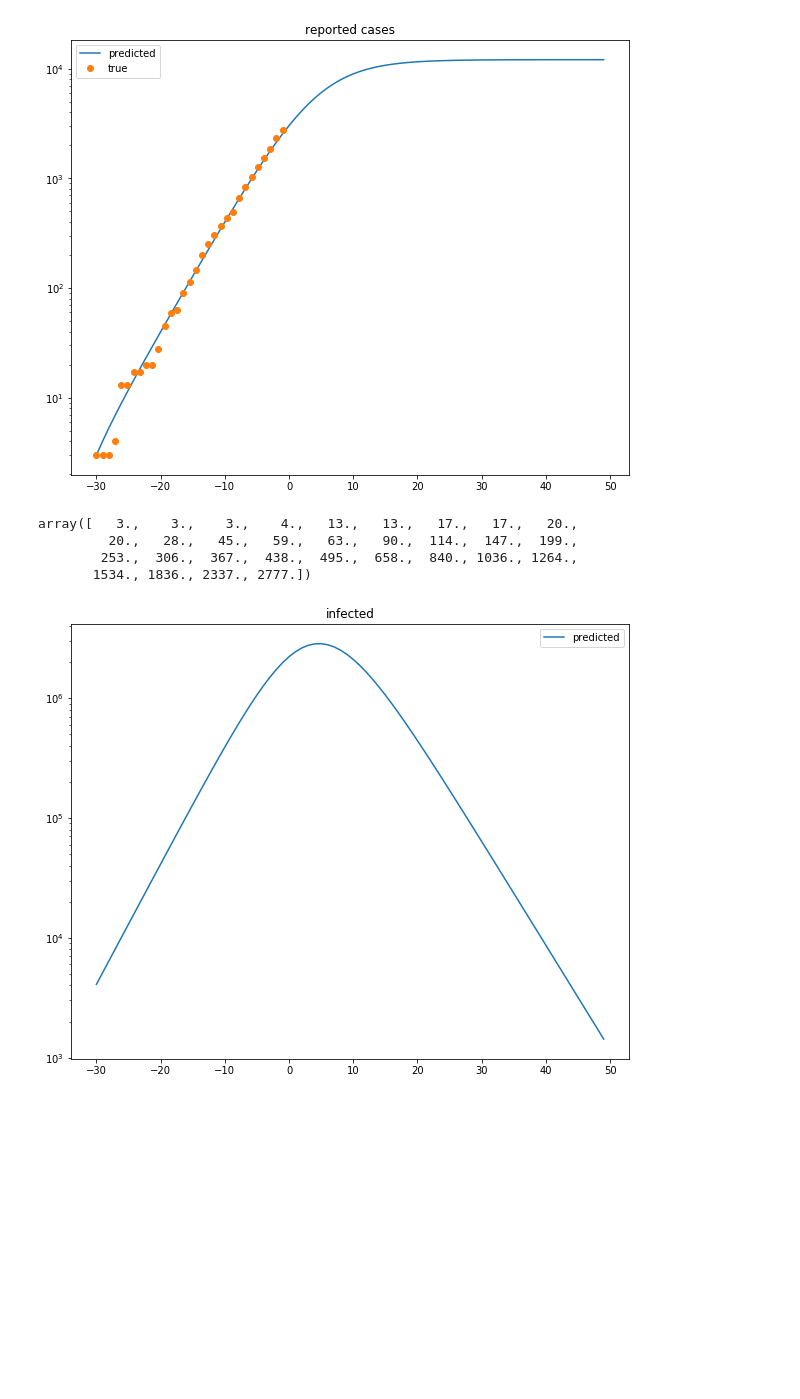
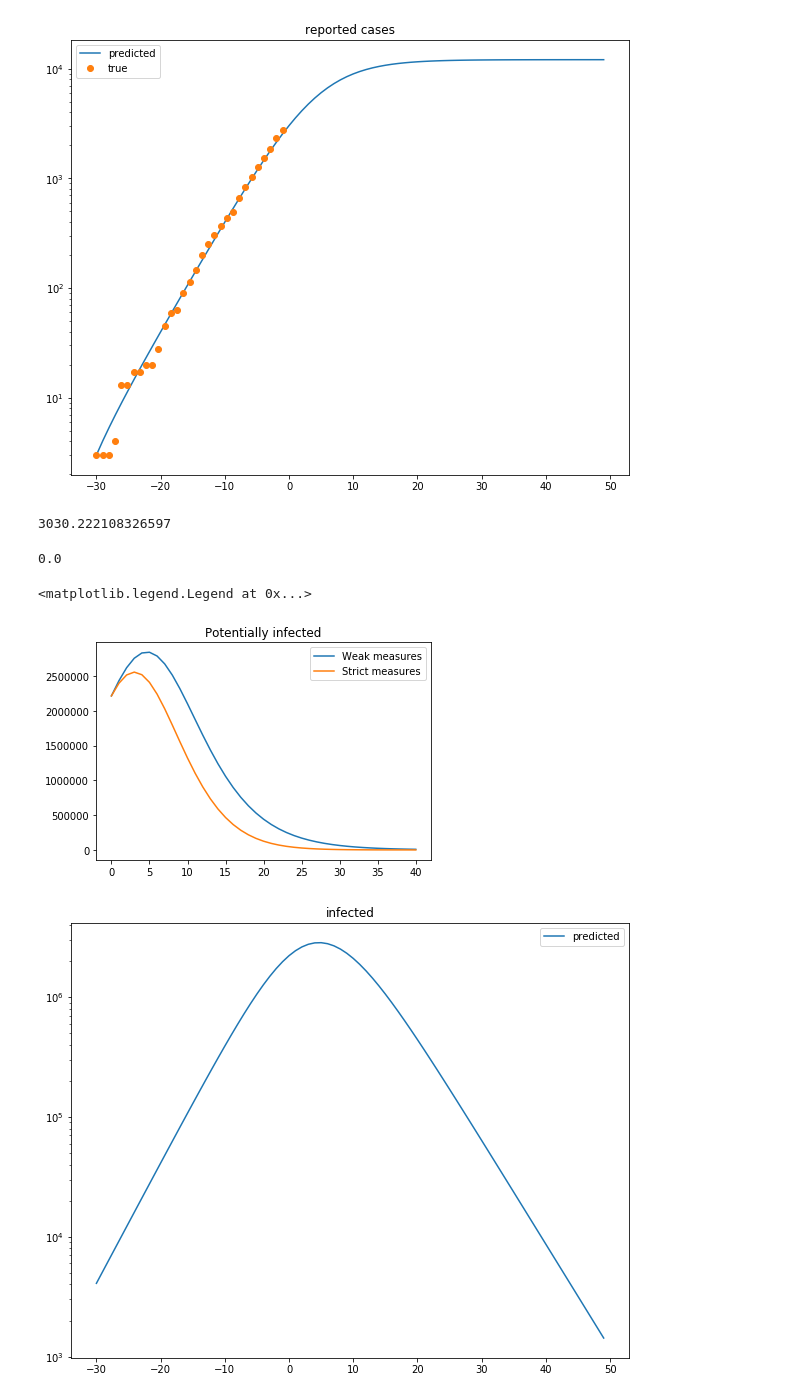
Before and after one commit to G-Ryzhakov/COVID-19-BO-SIRX, a Jupyter notebook: Corona-nevergrad.ipynb, the cells around one changed output. Saved outputs shown, nothing was run; the diff lists cells and outputs as text; code cells hidden in the pictures; blank space fills up the shorter version.

```diff
--- a/Corona-nevergrad.ipynb
+++ b/Corona-nevergrad.ipynb
@@ -192,6 +192,18 @@ def obs(alpha_MC, beta_MC, k0_MC, k_MC, I0_MC, cf = 1, N = len(true_cases), type
         #print(rr)
         #vals.append(rr)
         return rr
+
+def obs2(alpha_MC, beta_MC, k0_MC, k_MC, I0_MC, cf = 1, N = len(true_cases)):
+        # N is number of points (days)
+        #global vals
+        dt = 1.0/cf
+        num = (N-1)*cf
+        res = base_sirx_model_odeint((1.0 - (I0_MC + true_cases[0]), I0_MC, true_cases[0], 0.0), dt, num, (alpha_MC, beta_MC, k0_MC, k_MC))
+        rr = res.T[::cf]
+        #print(rr)
+        #vals.append(rr)
+        return rr
+
 
 
 def loss_fn(alpha, beta, k0, k, I0):
@@ -300,13 +312,28 @@ plt.title('reported cases');
 plt.yscale('log')
 # %% [output]
 [figure]
-# %%
-population[Country]*true_cases
-# %% [output]
-array([   3.,    3.,    3.,    4.,   13.,   13.,   17.,   17.,   20.,
-         20.,   28.,   45.,   59.,   63.,   90.,  114.,  147.,  199.,
-        253.,  306.,  367.,  438.,  495.,  658.,  840., 1036., 1264.,
-       1534., 1836., 2337., 2777.])
+# %%
+population[Country]*obs(alpha_g, beta_g, k0_g, k_g, I0_g, N=80, type_ret=2)[30]
+# %% [output]
+3030.222108326597
+# %%
+start = obs2(alpha_g, beta_g, k0_g, k_g, I0_g, N=len(true_cases))[:, -1]
+num = 40
+dt = 1.0
+res1 = base_sirx_model_odeint(start, dt, num, (alpha_g, beta_g, k0_g, k_g))
+res2 = base_sirx_model_odeint(start, dt, num, (alpha_g, beta_g, 1e-2, k_g))
+# %%
+k0_g
+# %% [output]
+0.0
+# %%
+plt.plot(res1[:, 1]*population[Country], label='Weak measures')
+plt.plot(res2[:, 1]*population[Country], label='Strict measures')
+plt.title('Potentially infected')
+plt.legend()
+# %% [output]
+<matplotlib.legend.Legend at 0x...>
+[figure, added]
 # %%
 plt.figure(figsize=(10, 8))
 vals = (1.2173437044675621,
```
Also changed, not shown: parts of 3 cells of this notebook.
